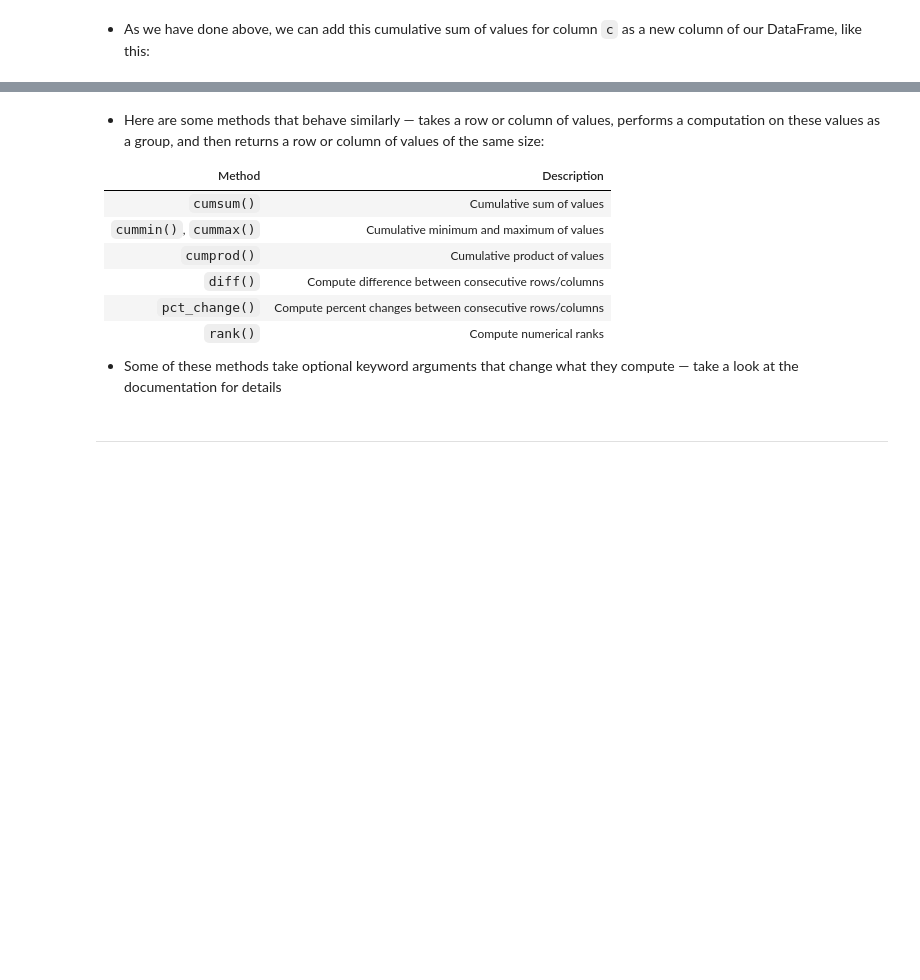
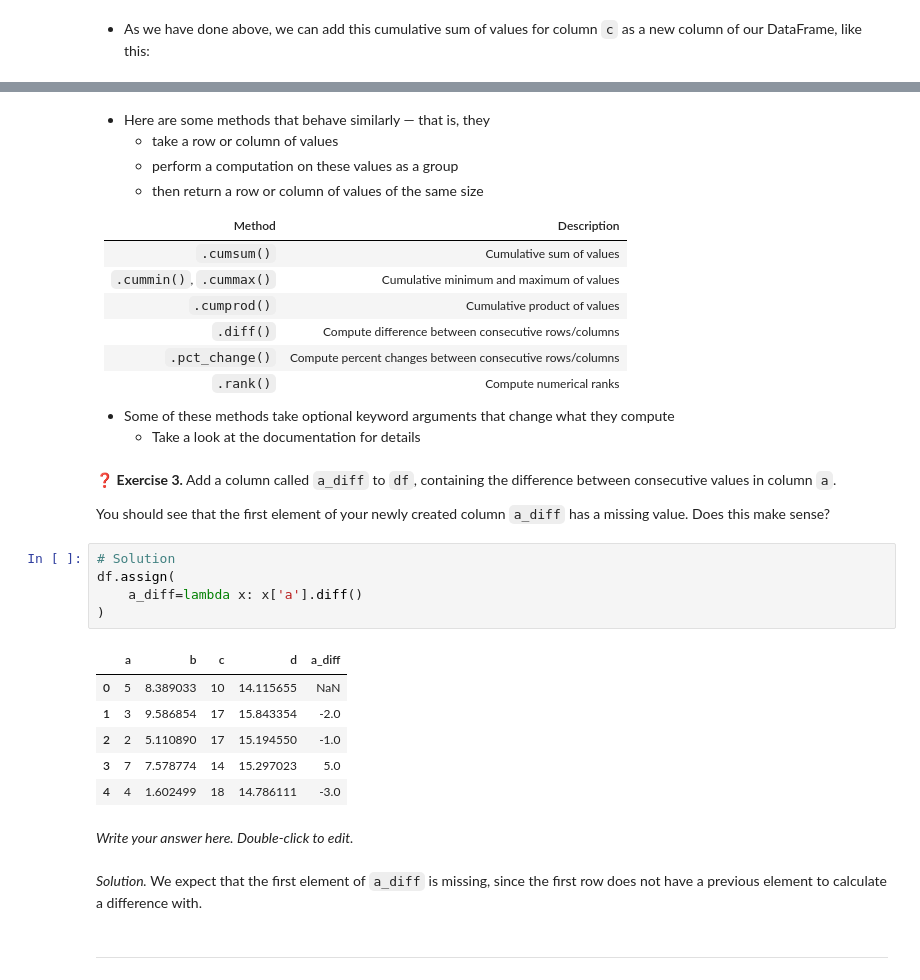
Before and after one commit to usna-dwv/lesson-creating-new-variables, a Jupyter notebook: Lesson 15 Creating New Variables in Pandas.ipynb, the cells around one changed output, grey strips where cells are left out. Cells and saved outputs as stored; diff of their text form; blank space fills up the shorter version.

```diff
--- a/Lesson 15 Creating New Variables in Pandas.ipynb
+++ b/Lesson 15 Creating New Variables in Pandas.ipynb
@@ -401,19 +442,43 @@ df.assign(
 | 3 | 7 | 7.578774 | 14 | 15.297023 | 58 |
 | 4 | 4 | 1.602499 | 18 | 14.786111 | 76 |
 # %% [markdown]
-* Here are some methods that behave similarly &mdash; takes a row or column of values, performs a computation on these values as a group, and then returns a row or column of values of the same size:
+* Here are some methods that behave similarly &mdash; that is, they
+    - take a row or column of values
+    - perform a computation on these values as a group
+    - then return a row or column of values of the same size
 
 | Method | Description |
 | :- | :- |
-| `cumsum()` | Cumulative sum of values |
-| `cummin()`, `cummax()` | Cumulative minimum and maximum of values |
-| `cumprod()` | Cumulative product of values |
-| `diff()` | Compute difference between consecutive rows/columns |
-| `pct_change()` | Compute percent changes between consecutive rows/columns |
-| `rank()` | Compute numerical ranks |
+| `.cumsum()` | Cumulative sum of values |
+| `.cummin()`, `.cummax()` | Cumulative minimum and maximum of values |
+| `.cumprod()` | Cumulative product of values |
+| `.diff()` | Compute difference between consecutive rows/columns |
+| `.pct_change()` | Compute percent changes between consecutive rows/columns |
+| `.rank()` | Compute numerical ranks |
 
 
-* Some of these methods take optional keyword arguments that change what they compute &mdash; take a look at the documentation for details
+* Some of these methods take optional keyword arguments that change what they compute
+    * Take a look at the documentation for details
+# %% [markdown]
+❓ __Exercise 3.__ Add a column called `a_diff` to `df`, containing the difference between consecutive values in column `a`.
+
+You should see that the first element of your newly created column `a_diff` has a missing value. Does this make sense?
+# %%
+# Solution
+df.assign(
+    a_diff=lambda x: x['a'].diff()
+)
+# %% [output]
+|  | a | b | c | d | a_diff |
+| 0 | 5 | 8.389033 | 10 | 14.115655 | NaN |
+| 1 | 3 | 9.586854 | 17 | 15.843354 | -2.0 |
+| 2 | 2 | 5.110890 | 17 | 15.194550 | -1.0 |
+| 3 | 7 | 7.578774 | 14 | 15.297023 | 5.0 |
+| 4 | 4 | 1.602499 | 18 | 14.786111 | -3.0 |
+# %% [markdown]
+*Write your answer here. Double-click to edit.*
+# %% [markdown]
+*Solution.* We expect that the first element of `a_diff` is missing, since the first row does not have a previous element to calculate a difference with.
 # %% [markdown]
 <hr style="border-top: 2px solid gray; margin-top: 1px; margin-bottom: 1px"></hr>
 # %% [markdown]
```
Also changed, not shown: parts of 39 cells of this notebook.
